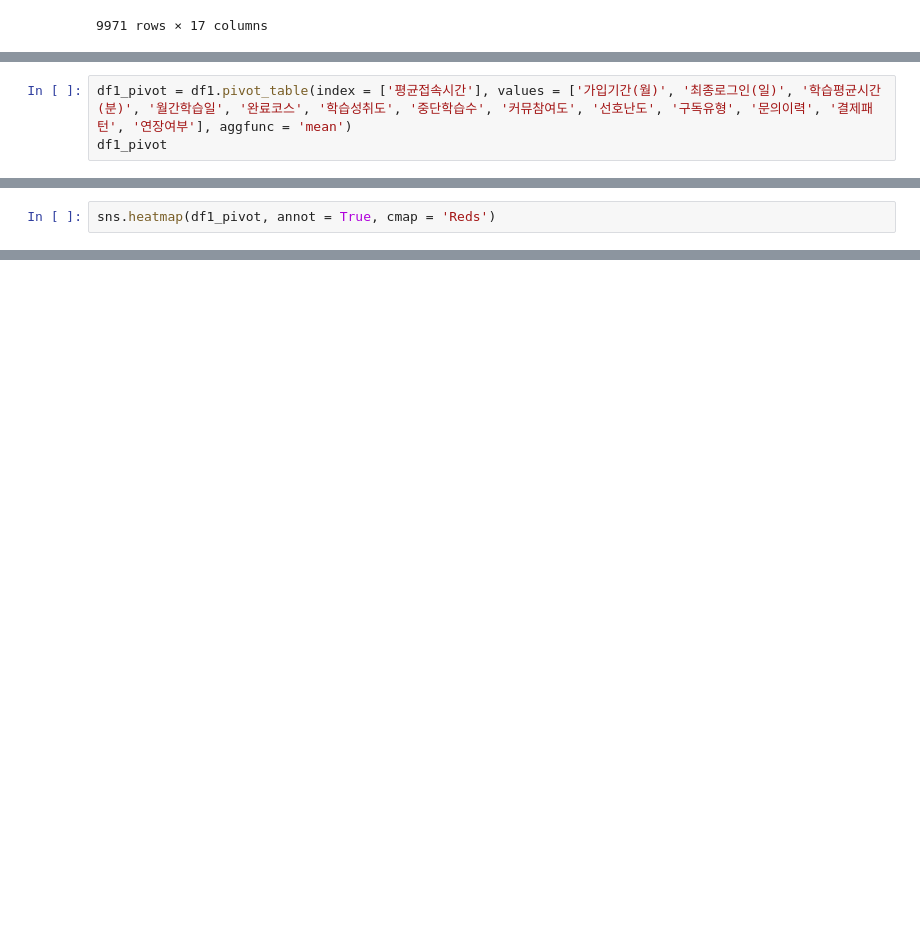
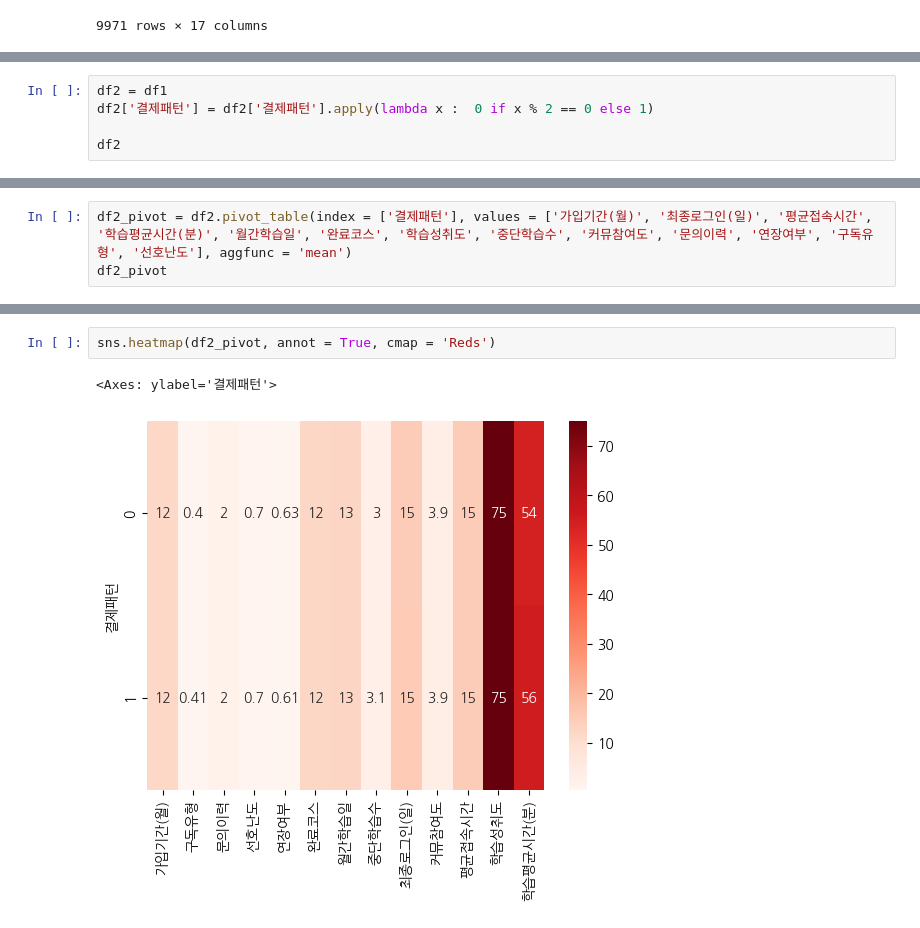
Before and after one commit to mooooooooooooooooooooooon/wassup, a Jupyter notebook: mini_project/DA_Mini_Project_240102.ipynb, the cells around one changed output, grey strips where cells are left out. Saved outputs shown, nothing was run; the diff lists cells and outputs as text; blank space fills up the shorter version.

```diff
--- a/mini_project/DA_Mini_Project_240102.ipynb
+++ b/mini_project/DA_Mini_Project_240102.ipynb
@@ -735,4 +754,6 @@ df1
 # %%
-df1_pivot = df1.pivot_table(index = ['평균접속시간'], values = ['가입기간(월)', '최종로그인(일)', '학습평균시간(분)', '월간학습일', '완료코스', '학습성취도', '중단학습수', '커뮤참여도', '선호난도', '구독유형', '문의이력', '결제패턴', '연장여부'], aggfunc = 'mean')
-df1_pivot
+df2 = df1
+df2['결제패턴'] = df2['결제패턴'].apply(lambda x :  0 if x % 2 == 0 else 1)
+
+df2
 # %% [output]
@@ -757,3 +773,4 @@ df1_pivot
 # %%
-sns.heatmap(df1_pivot, annot = True, cmap = 'Reds')
+df2_pivot = df2.pivot_table(index = ['결제패턴'], values = ['가입기간(월)', '최종로그인(일)', '평균접속시간', '학습평균시간(분)', '월간학습일', '완료코스', '학습성취도', '중단학습수', '커뮤참여도', '문의이력', '연장여부', '구독유형', '선호난도'], aggfunc = 'mean')
+df2_pivot
 # %% [output]
@@ -761,0 +781,5 @@ sns.heatmap(df1_pivot, annot = True, cmap = 'Reds')
+# %%
+sns.heatmap(df2_pivot, annot = True, cmap = 'Reds')
+# %% [output]
+<Axes: ylabel='결제패턴'>
+[figure, added]
```
Also changed, not shown: parts of 23 cells of this notebook.
